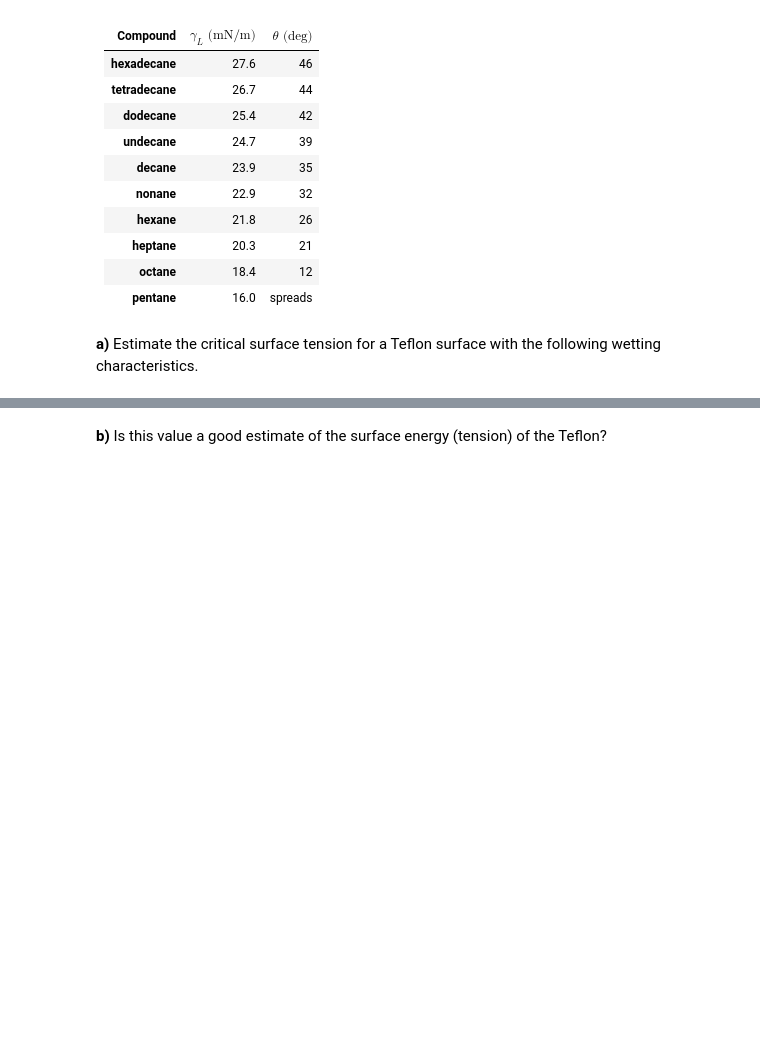
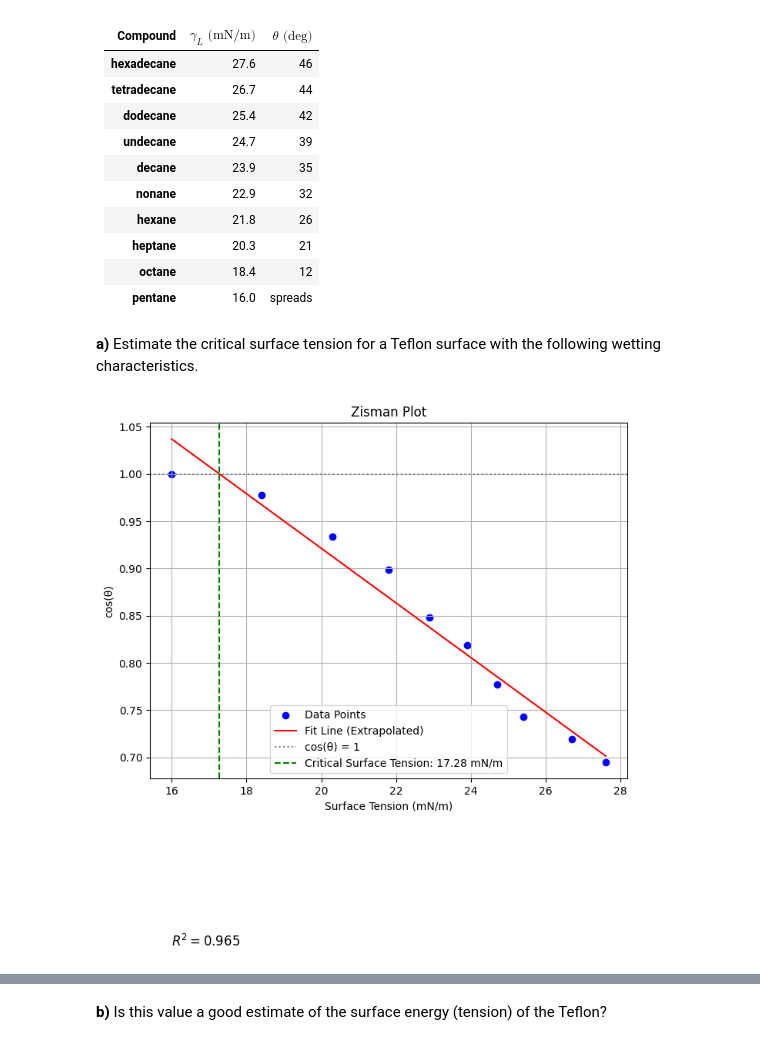
Before and after one commit to maxgunn19/colloids_and_surface_sciences, a Jupyter notebook: HW_2.ipynb, the cells around one changed output, grey strips where cells are left out. Cells and saved outputs as stored; diff of their text form; code cells hidden in the pictures; blank space fills up the shorter version.

```diff
--- a/HW_2.ipynb
+++ b/HW_2.ipynb
@@ -30,0 +338,16 @@ NaCl particles (density = 2.17 g/$cm^3$) with a specific surface area of 4.25 x
+# %%
+m = 1.0                         # m value for NaCl
+n = 1.0                         # n value for NaCl
+supersaturation = 0.0671        # Supersaturation value
+S_S0 = 1.0 + supersaturation    # S/S0 value
+R = 8.314                       # Gas constant in J/(mol·K)
+T = 25 + 273.15                 # Temperature in K (25 °C)
+rho = 2170                      # Density of NaCl in kg/m^3
+R_s = R_s_nm * 1e-9             # Convert radius to meters
+M = 58.44e-3                    # Molar mass of NaCl in kg/mol
+
+gamma = (m + n) * (R * T * rho * R_s * np.log(S_S0)) / (2 * M)
+
+print("\033[1m")  # Bold text
+print(f'NaCl / Ethanol interfacial tension: {gamma*1e3:.2f} mN/m')  # Convert to mN/m for better readability
+print("\033[0m")  # Reset text formatting
@@ -75,3 +541,79 @@ If $\gamma_l$ and $\theta$ are measured for a homologous series of liquids on a
 | **pentane** | 16.0 | spreads |
 # %% [markdown]
 **a)** Estimate the critical surface tension for a Teflon surface with the following wetting characteristics.
+# %%
+# Zisman Plot
+def zisman_plot(surface_tensions, cos_thetas):
+    """
+    Generates a Zisman plot with surface tension on the x-axis
+    and cos(theta) on the y-axis.
+    """
+    # Fit a linear model: cos(theta) = f(surface_tension)
+    coeffs = np.polyfit(surface_tensions, cos_thetas, 1)
+    fit_line = np.poly1d(coeffs)
+
+    # Calculate critical surface tension by finding the x-intercept where cos(theta) = 1.
+    # The equation is y = mx + c, so we find x when y=1.
+    # 1 = m*x + c  => x = (1 - c) / m
+    m, c = coeffs
+    critical_surface_tension = (1 - c) / m
+
+    # Generate a range for the fit line that extends to the critical point
+    # to ensure the extrapolation is visible on the plot.
+    extended_surface_tensions = np.append(surface_tensions, critical_surface_tension)
+    extended_surface_tensions.sort()
+
+    # --- Plotting ---
+    plt.figure(figsize=(8, 6))
+
+    # Plot the raw data points
+    plt.scatter(surface_tensions, cos_thetas, color='blue', label='Data Points')
+
+    # Plot the extrapolated fit line
+    plt.plot(extended_surface_tensions, fit_line(extended_surface_tensions), color='red', label='Fit Line (Extrapolated)')
+
+    # Add a horizontal line at cos(theta) = 1 for reference
+    plt.axhline(y=1, color='gray', linestyle=':', label='cos(θ) = 1')
+
+    # Add a vertical line to mark the critical surface tension
+    plt.axvline(x=critical_surface_tension, color='green', linestyle='--',
+                label=f'Critical Surface Tension: {critical_surface_tension:.2f} mN/m')
+
+    # Add titles and labels
+    plt.title('Zisman Plot')
+    plt.xlabel('Surface Tension (mN/m)')
+    plt.ylabel('cos(θ)')
+
+    # Add r^2 value to the plot
+    correlation_matrix = np.corrcoef(surface_tensions, cos_thetas)
+    correlation_xy = correlation_matrix[0,1]
+    r_squared = correlation_xy**2
+    plt.text(min(extended_surface_tensions), 0.5, f'$R^2 = {r_squared:.3f}$', fontsize=12, color='black')
+    plt.legend()
+    plt.grid(True)
+
+    # Display the plot
+    plt.show()
+
+    return critical_surface_tension
+
+# --- Data ---
+# Surface tensions of the liquids (in mN/m)
+surface_tensions = np.array([27.6, 26.7, 25.4, 24.7, 23.9, 22.9, 21.8, 20.3, 18.4, 16.0])
+# Corresponding contact angles (in degrees)
+thetas_deg = np.array([46, 44, 42, 39, 35, 32, 26, 21, 12, 0])
+
+# Calculate the cosine of the angles (NumPy's cos function requires radians)
+cos_thetas = np.cos(np.radians(thetas_deg))
+
+# --- Execution ---
+# Generate the plot and get the critical surface tension
+critical_surface_tension = zisman_plot(surface_tensions, cos_thetas)
+
+# Print the final result
+
+print("\033[1m")  # Bold text
+print(f'Calculated Critical Surface Tension: {critical_surface_tension:.2f} mN/m')
+print("\033[0m")  # Unbold text
+# %% [output]
+[figure, added]
```
Also changed, not shown: parts of 25 cells of this notebook.
